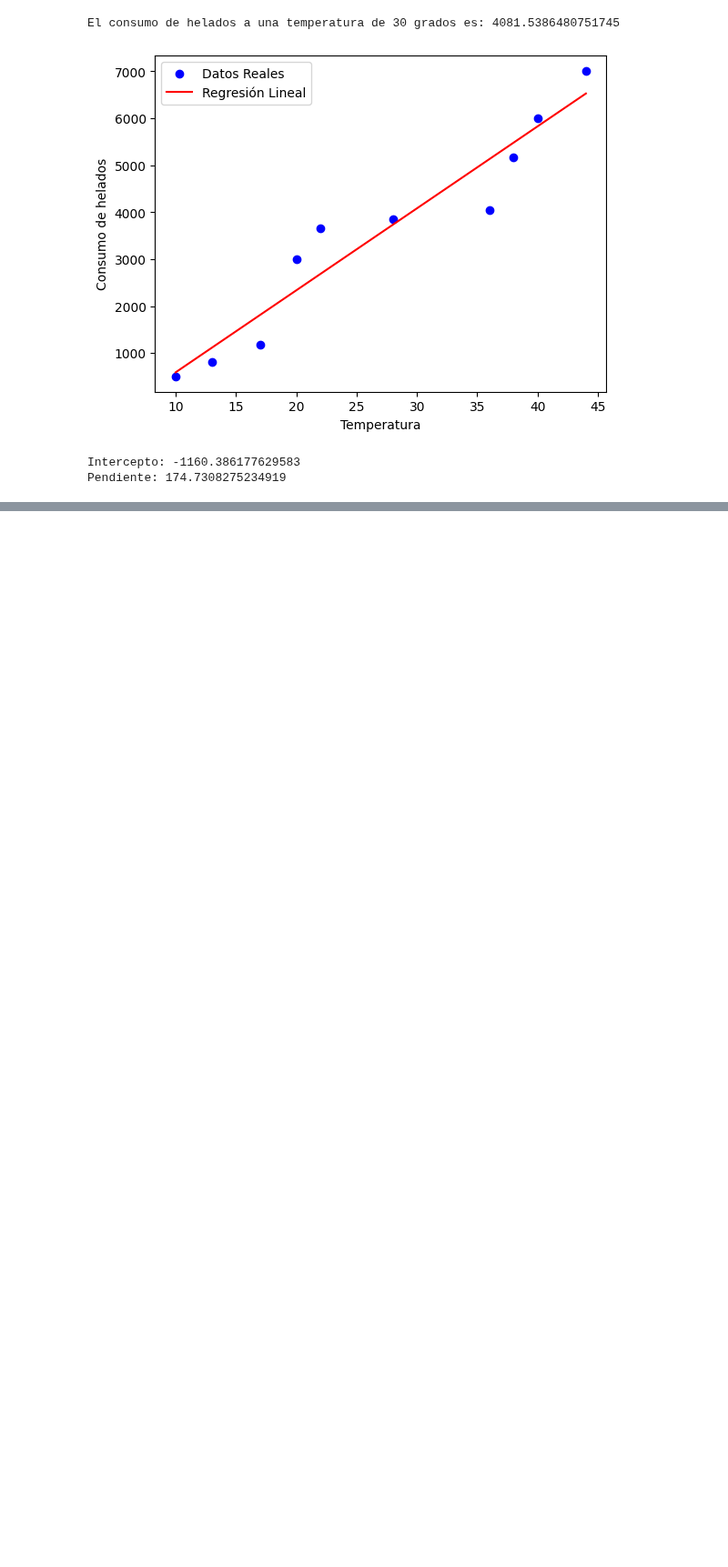
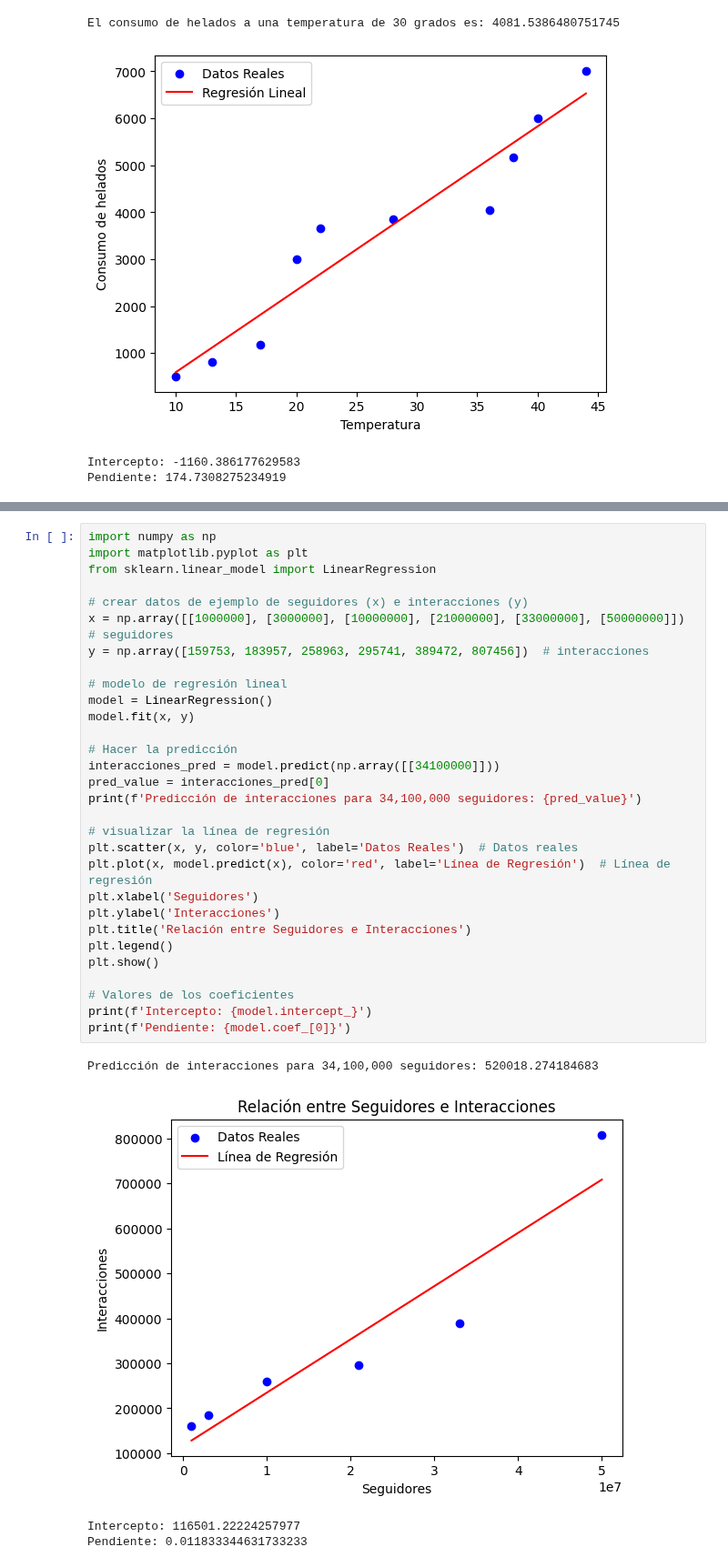
Before and after one commit to juanitoeldesastre/seminario1, a Jupyter notebook: 29-10-24/claseminario.ipynb, the cells around one changed output, grey strips where cells are left out. Shown at 91% size. Saved outputs shown, nothing was run; the diff lists cells and outputs as text; blank space fills up the shorter version.

```diff
--- a/29-10-24/claseminario.ipynb
+++ b/29-10-24/claseminario.ipynb
@@ -121,0 +128,35 @@ Pendiente: 174.7308275234919
+# %%
+import numpy as np
+import matplotlib.pyplot as plt
+from sklearn.linear_model import LinearRegression
+
+# crear datos de ejemplo de seguidores (x) e interacciones (y)
+x = np.array([[1000000], [3000000], [10000000], [21000000], [33000000], [50000000]])  # seguidores
+y = np.array([159753, 183957, 258963, 295741, 389472, 807456])  # interacciones
+
+# modelo de regresión lineal
+model = LinearRegression()
+model.fit(x, y)
+
+# Hacer la predicción
+interacciones_pred = model.predict(np.array([[34100000]]))
+pred_value = interacciones_pred[0]
+print(f'Predicción de interacciones para 34,100,000 seguidores: {pred_value}')
+
+# visualizar la línea de regresión
+plt.scatter(x, y, color='blue', label='Datos Reales')  # Datos reales
+plt.plot(x, model.predict(x), color='red', label='Línea de Regresión')  # Línea de regresión
+plt.xlabel('Seguidores')
+plt.ylabel('Interacciones')
+plt.title('Relación entre Seguidores e Interacciones')
+plt.legend()
+plt.show()
+
+# Valores de los coeficientes
+print(f'Intercepto: {model.intercept_}')
+print(f'Pendiente: {model.coef_[0]}')
+# %% [output]
+Predicción de interacciones para 34,100,000 seguidores: 520018.274184683
+[figure, added]
+Intercepto: 116501.22224257977
+Pendiente: 0.011833344631733233
```
Also changed, not shown: parts of 1 cell of this notebook.
